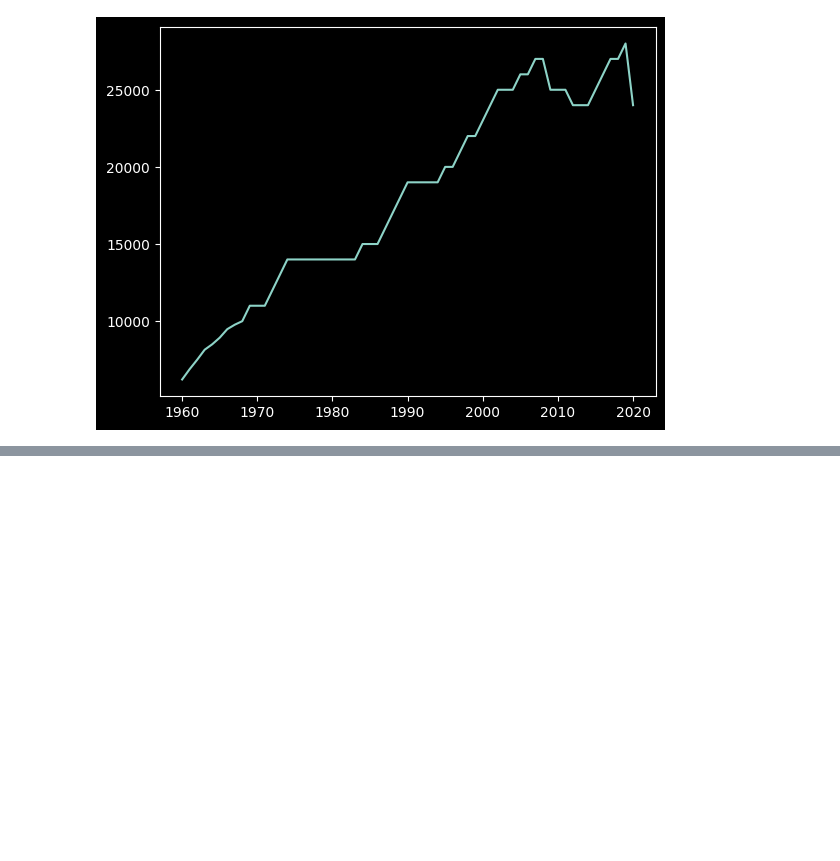
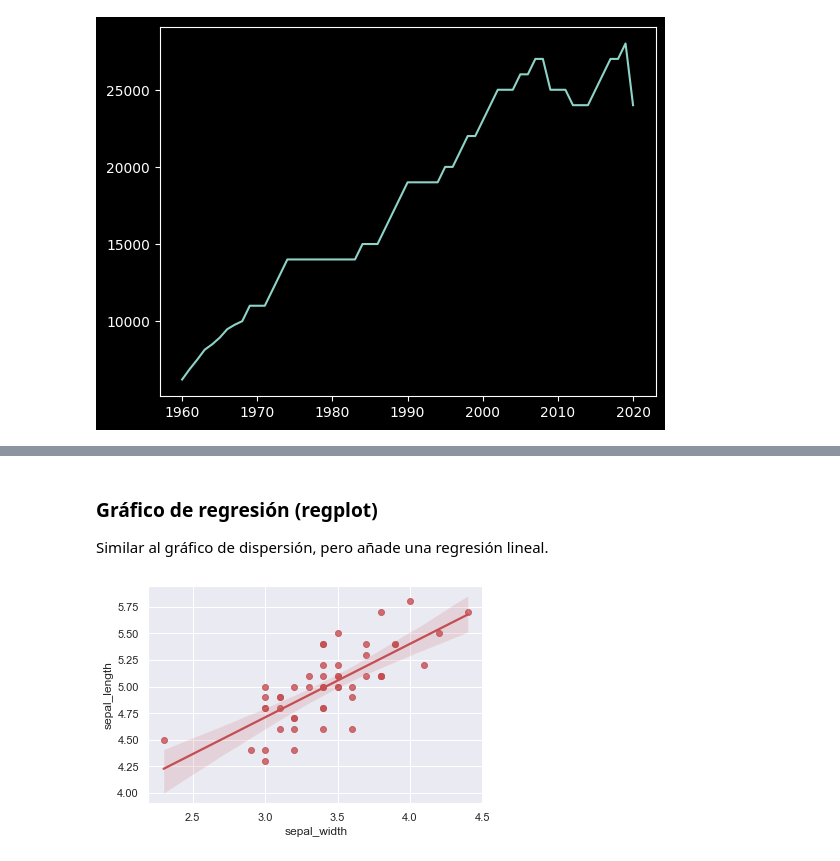
Before and after one commit to fjgarciaes/visualizacion_ironhack_19_01_2023, a Jupyter notebook: Seminario_visualizacion_Ironhack_19_01_2023.ipynb, the cells around one changed output, grey strips where cells are left out. Saved outputs shown, nothing was run; the diff lists cells and outputs as text; code cells hidden in the pictures; blank space fills up the shorter version.

```diff
--- a/Seminario_visualizacion_Ironhack_19_01_2023.ipynb
+++ b/Seminario_visualizacion_Ironhack_19_01_2023.ipynb
@@ -461,0 +550,13 @@ mpl.rcParams.update(mpl.rcParamsDefault);
+# %% [markdown]
+### Gráfico de regresión (regplot)
+
+Similar al gráfico de dispersión, pero añade una regresión lineal.
+# %%
+sns.regplot(
+    data = iris[iris['species'] == 'setosa'],
+    x = 'sepal_width',
+    y = 'sepal_length',
+    color = 'r'
+    );
+# %% [output]
+[figure, added]
```
Also changed, not shown: parts of 129 cells of this notebook, 10 other files.
